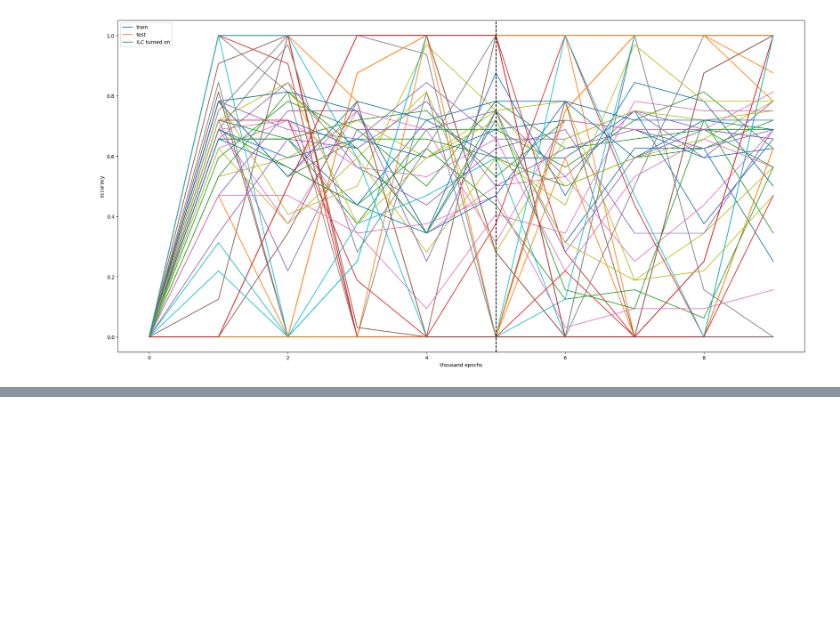
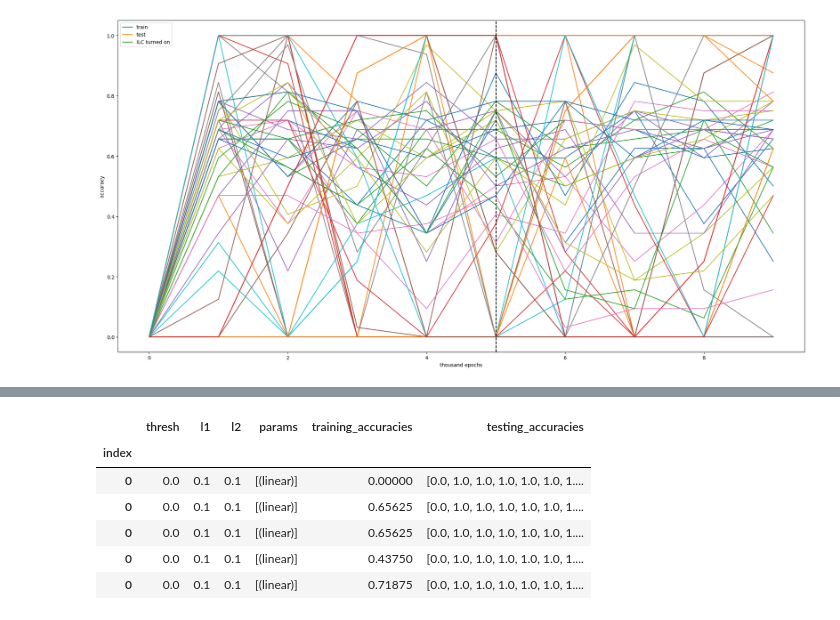
Before and after one commit to scspinney/pgm-fmri, a Jupyter notebook: Plot_MRI.ipynb, the cells around one changed output, grey strips where cells are left out. Cells and saved outputs as stored; diff of their text form; code cells hidden in the pictures; blank space fills up the shorter version.

```diff
--- a/Plot_MRI.ipynb
+++ b/Plot_MRI.ipynb
@@ -149,0 +173,10 @@ import seaborn as sn
+# %%
+edf.head()
+# %% [output]
+|  | thresh | l1 | l2 | params | training_accuracies | testing_accuracies |
+| index |  |  |  |  |  |  |
+| 0 | 0.0 | 0.1 | 0.1 | [(linear)] | 0.00000 | [0.0, 1.0, 1.0, 1.0, 1.0, 1.0, 1.... |
+| 0 | 0.0 | 0.1 | 0.1 | [(linear)] | 0.65625 | [0.0, 1.0, 1.0, 1.0, 1.0, 1.0, 1.... |
+| 0 | 0.0 | 0.1 | 0.1 | [(linear)] | 0.65625 | [0.0, 1.0, 1.0, 1.0, 1.0, 1.0, 1.... |
+| 0 | 0.0 | 0.1 | 0.1 | [(linear)] | 0.43750 | [0.0, 1.0, 1.0, 1.0, 1.0, 1.0, 1.... |
+| 0 | 0.0 | 0.1 | 0.1 | [(linear)] | 0.71875 | [0.0, 1.0, 1.0, 1.0, 1.0, 1.0, 1.... |
```
Also changed, not shown: parts of 14 cells of this notebook.
